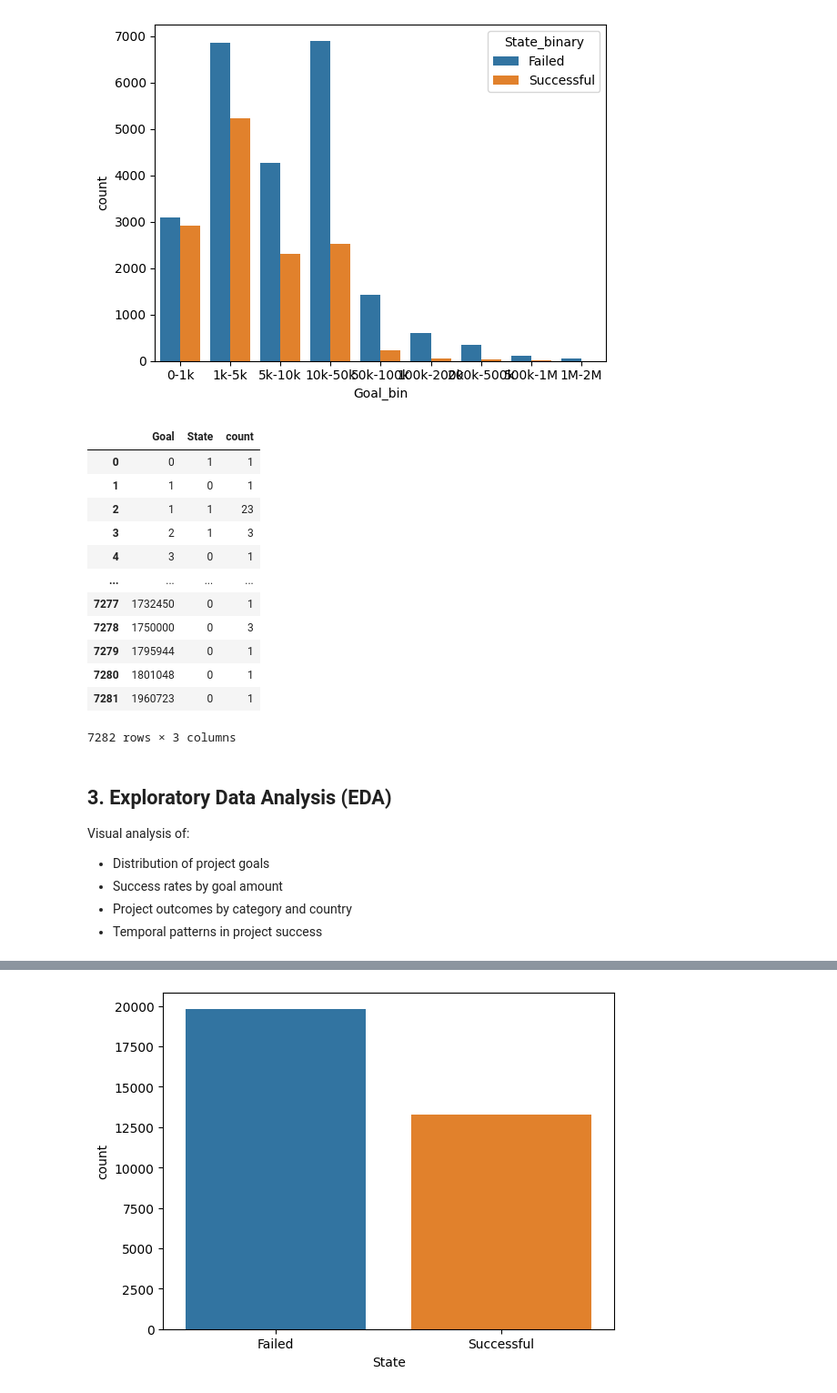
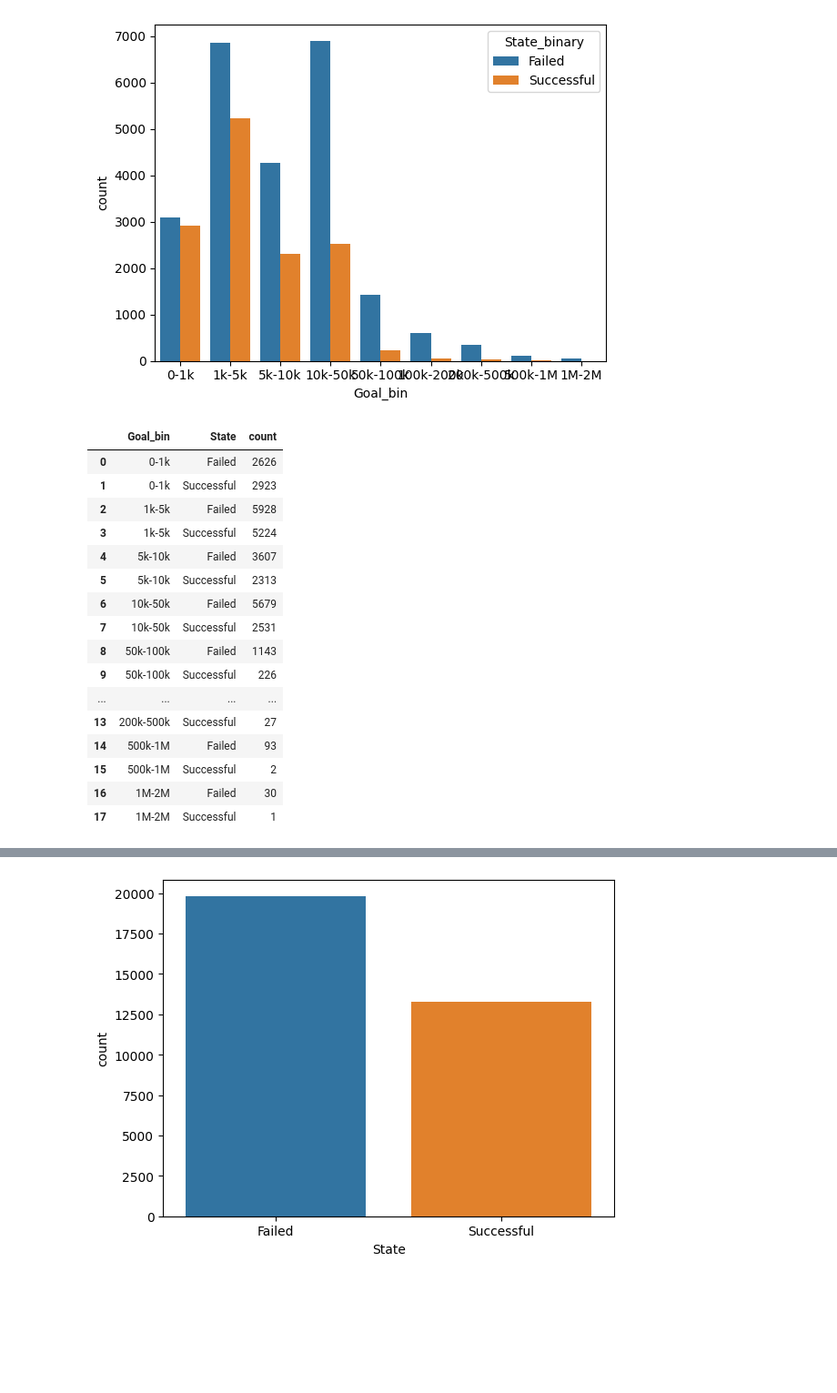
Before and after one commit to DAkemeier/kickstart_ml, a Jupyter notebook: kickstart_EDA.ipynb, the cells around one changed output, grey strips where cells are left out. Shown at 91% size. Cells and saved outputs as stored; diff of their text form; code cells hidden in the pictures; blank space fills up the shorter version.

```diff
--- a/kickstart_EDA.ipynb
+++ b/kickstart_EDA.ipynb
@@ -178,28 +185,25 @@ plt.show()
 # %%
 # I want to also filter canceled projects
 df_pre = df_pre.query('State != "Canceled"')
 
 # I want to save the count to a new dataframe
-df_count = df_pre.groupby(['Goal', 'State']).size().reset_index(name='count')
+df_count = df_pre.groupby(['Goal_bin', 'State']).size().reset_index(name='count')
 df_count
 # %% [output]
-|  | Goal | State | count |
-| 0 | 0 | 1 | 1 |
-| 1 | 1 | 0 | 1 |
-| 2 | 1 | 1 | 23 |
-| 3 | 2 | 1 | 3 |
-| 4 | 3 | 0 | 1 |
+|  | Goal_bin | State | count |
+| 0 | 0-1k | Failed | 2626 |
+| 1 | 0-1k | Successful | 2923 |
+| 2 | 1k-5k | Failed | 5928 |
+| 3 | 1k-5k | Successful | 5224 |
+| 4 | 5k-10k | Failed | 3607 |
+| 5 | 5k-10k | Successful | 2313 |
+| 6 | 10k-50k | Failed | 5679 |
+| 7 | 10k-50k | Successful | 2531 |
+| 8 | 50k-100k | Failed | 1143 |
+| 9 | 50k-100k | Successful | 226 |
 | ... | ... | ... | ... |
-| 7277 | 1732450 | 0 | 1 |
-| 7278 | 1750000 | 0 | 3 |
-| 7279 | 1795944 | 0 | 1 |
-| 7280 | 1801048 | 0 | 1 |
-| 7281 | 1960723 | 0 | 1 |
+| 13 | 200k-500k | Successful | 27 |
+| 14 | 500k-1M | Failed | 93 |
+| 15 | 500k-1M | Successful | 2 |
+| 16 | 1M-2M | Failed | 30 |
+| 17 | 1M-2M | Successful | 1 |
-7282 rows × 3 columns
-# %% [markdown]
-## 3. Exploratory Data Analysis (EDA)
-Visual analysis of:
-- Distribution of project goals
-- Success rates by goal amount
-- Project outcomes by category and country
-- Temporal patterns in project success
```
Also changed, not shown: parts of 3 cells of this notebook.
